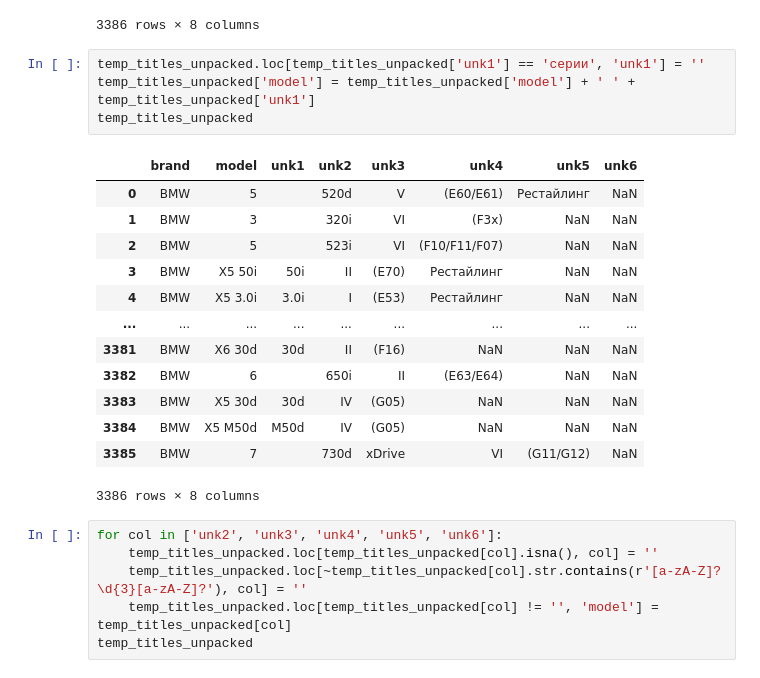
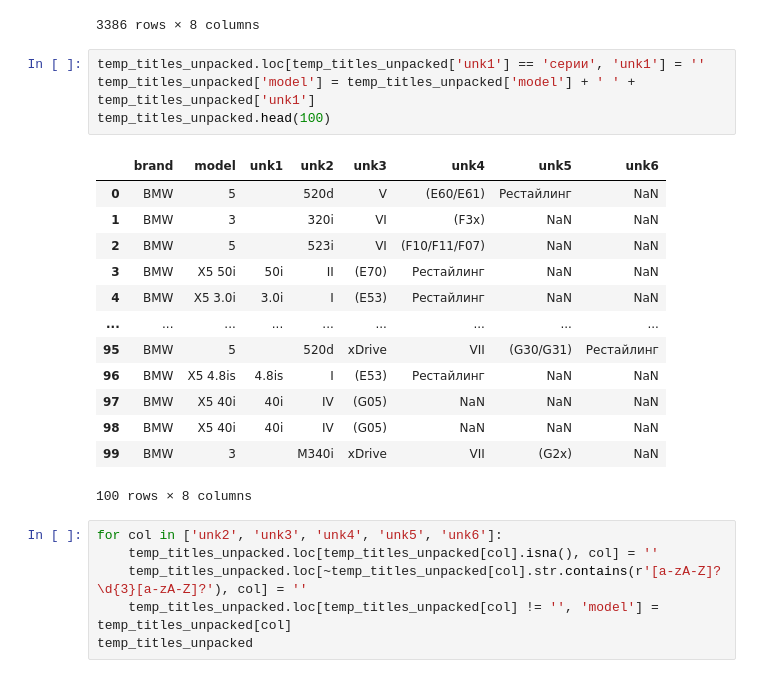
Before and after one commit to DmitySH/autoru-price-predictor, a Jupyter notebook: main.ipynb, the cells around one changed output. Drawn from its saved outputs; the diff is of its cells as text.

```diff
--- a/main.ipynb
+++ b/main.ipynb
@@ -280,21 +273,21 @@ temp_titles_unpacked
 # %%
 temp_titles_unpacked.loc[temp_titles_unpacked['unk1'] == 'серии', 'unk1'] = ''
 temp_titles_unpacked['model'] = temp_titles_unpacked['model'] + ' ' + temp_titles_unpacked['unk1']
-temp_titles_unpacked
+temp_titles_unpacked.head(100)
 # %% [output]
 |  | brand | model | unk1 | unk2 | unk3 | unk4 | unk5 | unk6 |
 | 0 | BMW | 5 |  | 520d | V | (E60/E61) | Рестайлинг | NaN |
 | 1 | BMW | 3 |  | 320i | VI | (F3x) | NaN | NaN |
 | 2 | BMW | 5 |  | 523i | VI | (F10/F11/F07) | NaN | NaN |
 | 3 | BMW | X5 50i | 50i | II | (E70) | Рестайлинг | NaN | NaN |
 | 4 | BMW | X5 3.0i | 3.0i | I | (E53) | Рестайлинг | NaN | NaN |
 | ... | ... | ... | ... | ... | ... | ... | ... | ... |
-| 3381 | BMW | X6 30d | 30d | II | (F16) | NaN | NaN | NaN |
-| 3382 | BMW | 6 |  | 650i | II | (E63/E64) | NaN | NaN |
-| 3383 | BMW | X5 30d | 30d | IV | (G05) | NaN | NaN | NaN |
-| 3384 | BMW | X5 M50d | M50d | IV | (G05) | NaN | NaN | NaN |
-| 3385 | BMW | 7 |  | 730d | xDrive | VI | (G11/G12) | NaN |
+| 95 | BMW | 5 |  | 520d | xDrive | VII | (G30/G31) | Рестайлинг |
+| 96 | BMW | X5 4.8is | 4.8is | I | (E53) | Рестайлинг | NaN | NaN |
+| 97 | BMW | X5 40i | 40i | IV | (G05) | NaN | NaN | NaN |
+| 98 | BMW | X5 40i | 40i | IV | (G05) | NaN | NaN | NaN |
+| 99 | BMW | 3 |  | M340i | xDrive | VII | (G2x) | NaN |
-3386 rows × 8 columns
+100 rows × 8 columns
 # %%
 for col in ['unk2', 'unk3', 'unk4', 'unk5', 'unk6']:
     temp_titles_unpacked.loc[temp_titles_unpacked[col].isna(), col] = ''
```
Also changed, not shown: parts of 33 cells of this notebook.
